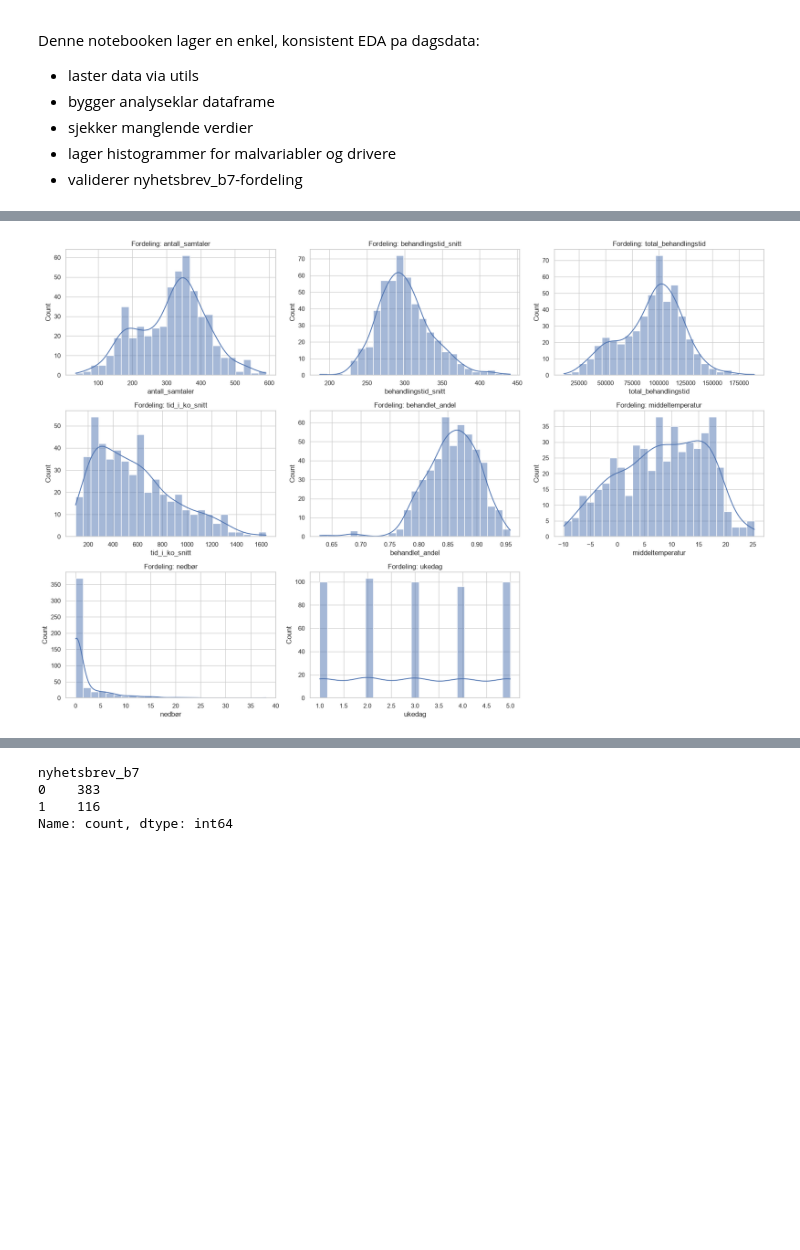
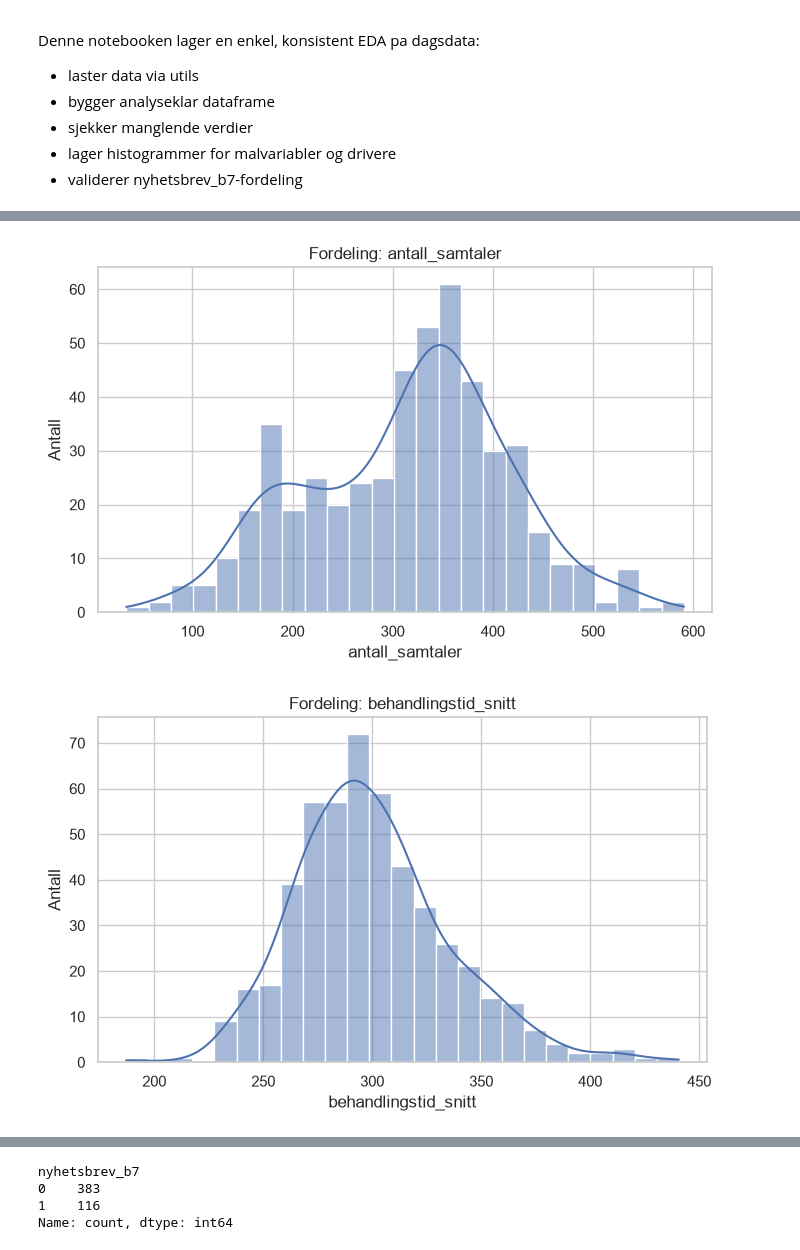
Before and after one commit to adnerolstad-klp/inngangsanalyse, a Jupyter notebook: code/notebooks/02_EDA.ipynb, the cells around one changed output, grey strips where cells are left out. Drawn from its saved outputs; the diff is of its cells as text; code cells hidden in the pictures; blank space fills up the shorter version.

```diff
--- a/code/notebooks/02_EDA.ipynb
+++ b/code/notebooks/02_EDA.ipynb
@@ -78,33 +108,26 @@ dtype: int64
 # %%
-# Histogrammer: malvariabler + drivere
+# Histogrammer: malvariabler + drivere (en figur per variabel)
 hist_cols = [
     "antall_samtaler",
     "behandlingstid_snitt",
     "total_behandlingstid",
     "tid_i_ko_snitt",
     "behandlet_andel",
     "middeltemperatur",
     "nedbør",
     "ukedag"
 ]
 
 available_hist_cols = [col for col in hist_cols if col in df.columns]
 
-n = len(available_hist_cols)
-ncols = 3
-nrows = (n + ncols - 1) // ncols
-fig, axes = plt.subplots(nrows, ncols, figsize=(6 * ncols, 4 * nrows))
-axes = axes.flatten() if n > 1 else [axes]
-
-for i, col in enumerate(available_hist_cols):
-    sns.histplot(df[col].dropna(), bins=25, kde=True, ax=axes[i], color="#4C72B0")
-    axes[i].set_title(f"Fordeling: {col}")
-    axes[i].set_xlabel(col)
-
-for j in range(n, len(axes)):
-    axes[j].axis("off")
-
-plt.tight_layout()
-plt.show()
+for col in available_hist_cols:
+    plt.figure(figsize=(7, 4.5))
+    sns.histplot(df[col].dropna(), bins=25, kde=True, color="#4C72B0")
+    plt.title(f"Fordeling: {col}")
+    plt.xlabel(col)
+    plt.ylabel("Antall")
+    plt.tight_layout()
+    plt.show()
 # %% [output]
-[figure, old version]
+[figure, new version]
+[figure, added]
```
Also changed, not shown: parts of 7 cells of this notebook, 3 other files.
